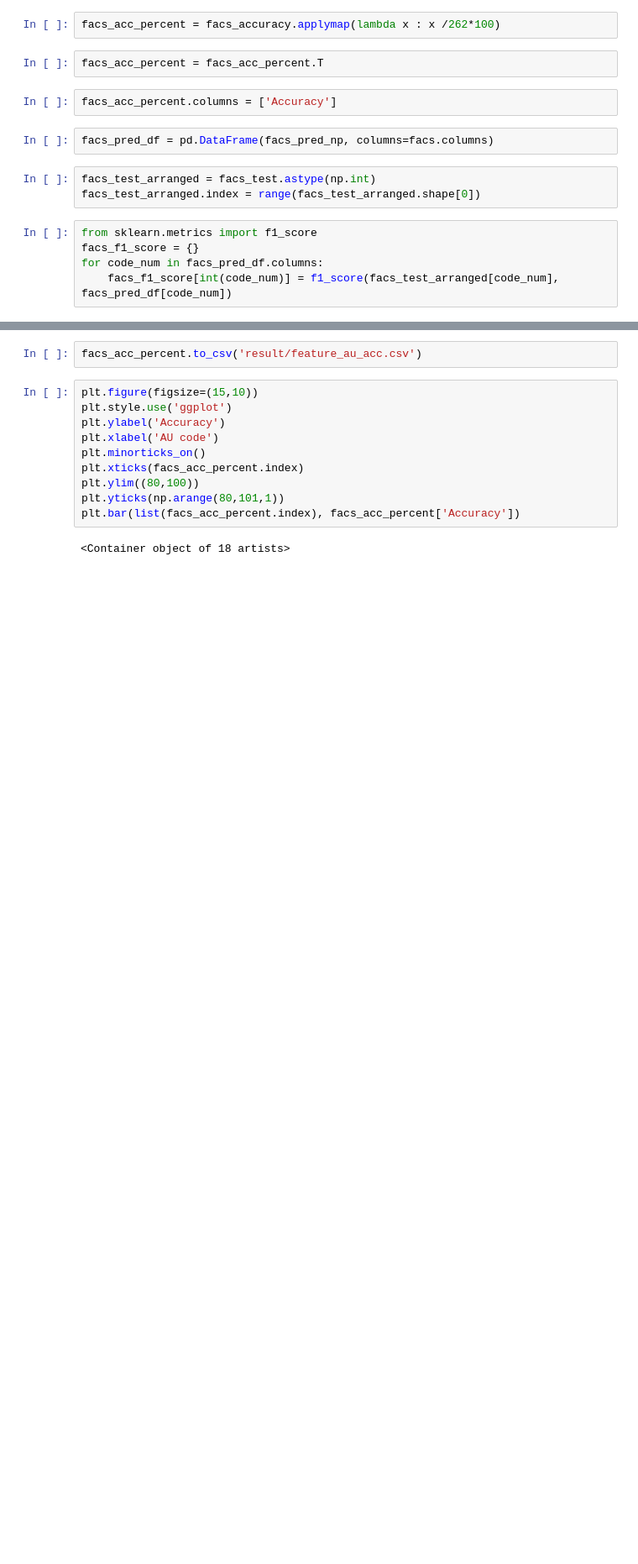
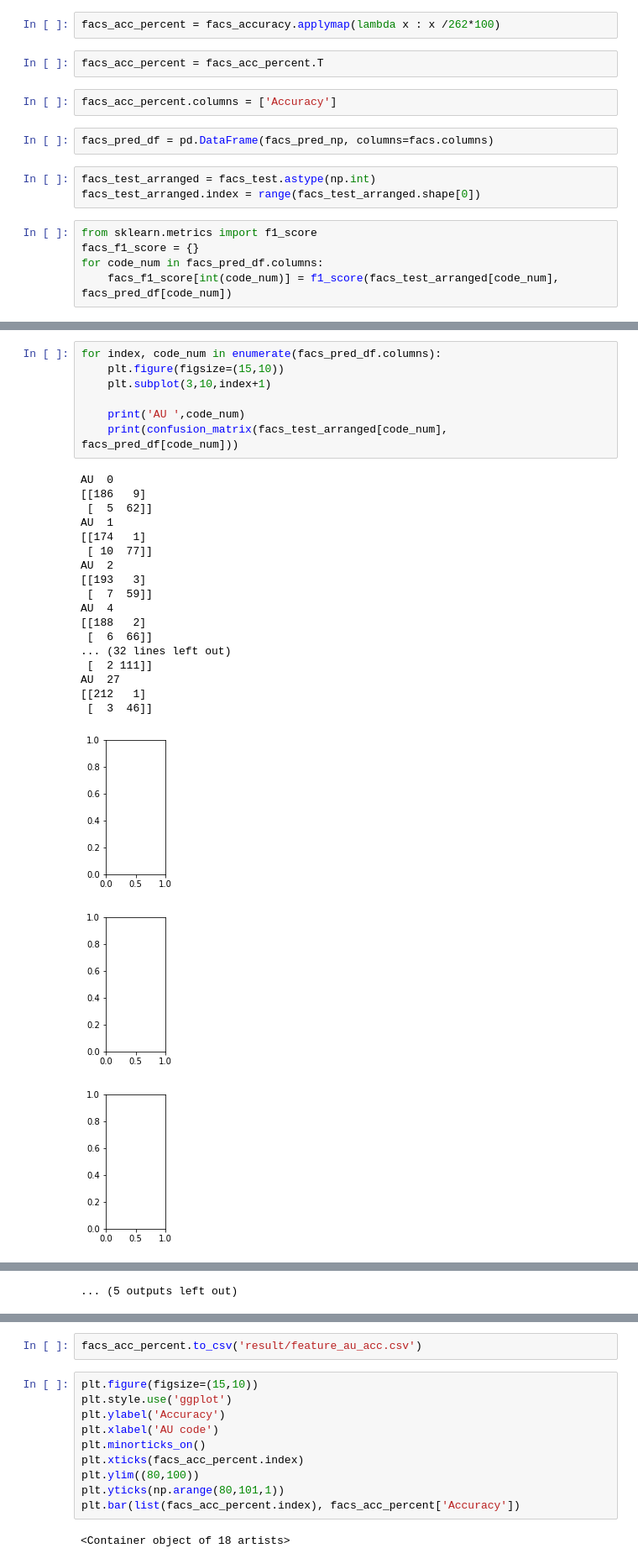
Before and after one commit to SunProg/do-neural-networks-learn-faus-iccvw-2015, a Jupyter notebook: feature-au.ipynb, the cells around one changed output, grey strips where cells are left out. Shown: that part at 84% size. Cells and saved outputs as stored; diff of their text form; blank space fills up the shorter version.

```diff
--- a/feature-au.ipynb
+++ b/feature-au.ipynb
@@ -240,0 +290,28 @@ facs_acc_percent
+# %%
+for index, code_num in enumerate(facs_pred_df.columns):
+    plt.figure(figsize=(15,10))
+    plt.subplot(3,10,index+1)
+
+    print('AU ',code_num)
+    print(confusion_matrix(facs_test_arranged[code_num], facs_pred_df[code_num]))
+# %% [output]
+AU  0
+[[186   9]
+ [  5  62]]
+AU  1
+[[174   1]
+ [ 10  77]]
+AU  2
+[[193   3]
+ [  7  59]]
+AU  4
+[[188   2]
+ [  6  66]]
+... (32 lines left out)
+ [  2 111]]
+AU  27
+[[212   1]
+ [  3  46]]
+[figure, added]
+[figure, added]
+[figure, added]
@@ -240,0 +326 @@ facs_acc_percent
+... (5 outputs left out)
```
Also changed, not shown: parts of 18 cells of this notebook, 1 other file.
